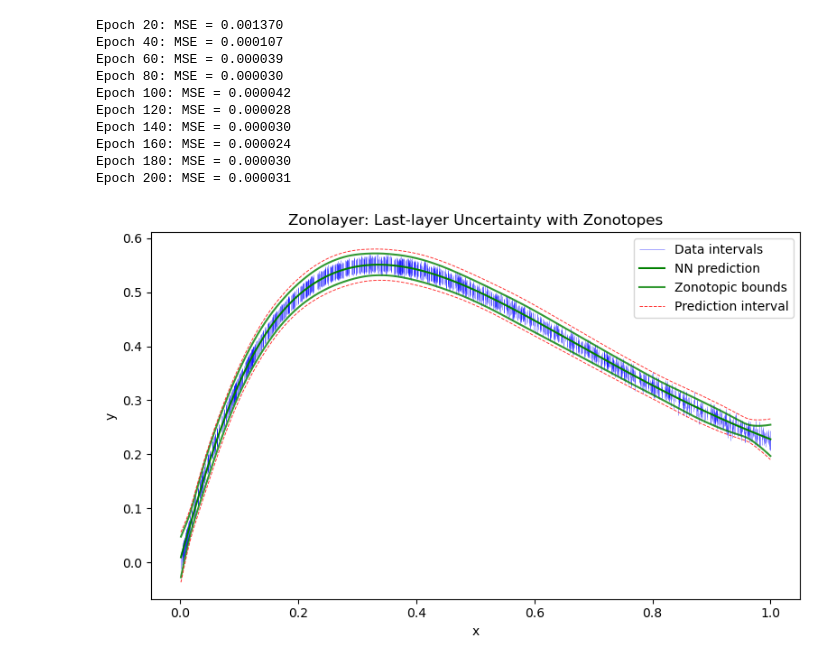
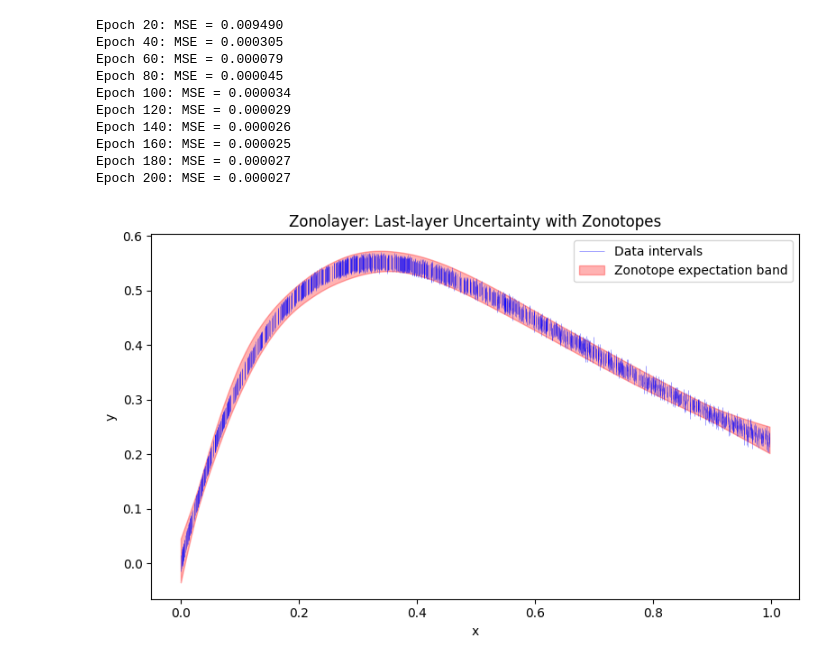
Before and after one commit to MattCodes03/zonolayer, a Jupyter notebook: examples/Neural_Network_with_Tanh.ipynb, the cells around one changed output. Saved outputs shown, nothing was run; the diff lists cells and outputs as text; code cells hidden in the pictures.

```diff
--- a/examples/Neural_Network_with_Tanh.ipynb
+++ b/examples/Neural_Network_with_Tanh.ipynb
@@ -6,7 +6,7 @@ import matplotlib.pyplot as plt
 from zonolayer import Zonolayer
 # %%
 class CentreNet(nn.Module):
-    def __init__(self, input_dim=1, hidden_dim=64, latent_dim=20):
+    def __init__(self, input_dim=1, hidden_dim=64, latent_dim=5):
         super().__init__()
         self.feature_net = nn.Sequential(
             nn.Linear(input_dim, hidden_dim),
@@ -85,18 +85,18 @@ def train_centre(x_t, y_lb_t, y_ub_t, epochs=200, lr=1e-3, batch_size=64, print_
 
 centre_net = train_centre(x_t, y_lb_t, y_ub_t)
 # %% [output]
-Epoch 20: MSE = 0.001370
-Epoch 40: MSE = 0.000107
-Epoch 60: MSE = 0.000039
-Epoch 80: MSE = 0.000030
-Epoch 100: MSE = 0.000042
-Epoch 120: MSE = 0.000028
-Epoch 140: MSE = 0.000030
-Epoch 160: MSE = 0.000024
-Epoch 180: MSE = 0.000030
-Epoch 200: MSE = 0.000031
+Epoch 20: MSE = 0.009490
+Epoch 40: MSE = 0.000305
+Epoch 60: MSE = 0.000079
+Epoch 80: MSE = 0.000045
+Epoch 100: MSE = 0.000034
+Epoch 120: MSE = 0.000029
+Epoch 140: MSE = 0.000026
+Epoch 160: MSE = 0.000025
+Epoch 180: MSE = 0.000027
+Epoch 200: MSE = 0.000027
 # %%
-zl = Zonolayer(centre_net, lambda_reg=1e-6, alpha=0.05)
+zl = Zonolayer(centre_net, lambda_reg=1e-4, alpha=0.05)
 results = zl.predict(x_t, y_lower, y_upper, n_points=n)
 
 # Unpack results
@@ -108,37 +108,36 @@ centre_pred = results["pred_centre"]
 # %%
 x_plot = np.linspace(x_t.min(), x_t.max(), n)
 
 plt.figure(figsize=(8, 5))
 
 x_sorted, idx = torch.sort(x_t, dim=0)
 y_lb_sorted = y_lb_t[idx]
 y_ub_sorted = y_ub_t[idx]
 
 plt.vlines(x_sorted.numpy().flatten(),
            y_lb_sorted.numpy().flatten(),
            y_ub_sorted.numpy().flatten(),
            color='blue', alpha=.5, linewidth=0.5,
            label='Data intervals')
 
 # Plot NN prediction
-plt.plot(x_plot.numpy(), centre_pred, color='green',
-         lw=1.5, label='NN prediction', zorder=5)
+#plt.plot(x_plot.numpy(), centre_pred, color='green', lw=1.5, label='NN prediction', zorder=5)
 
-plt.plot(x_plot.numpy(), y_lower_pred, 'g', lw=1.5,
-         label='Zonotopic bounds', alpha=0.8)
-plt.plot(x_plot.numpy(), y_upper_pred, 'g', lw=1.5,
-         label='__nolegend__', alpha=0.8)
+#plt.plot(x_plot.numpy(), y_lower_pred, 'g', lw=1.5, label='Zonotopic bounds', alpha=0.8)
+#plt.plot(x_plot.numpy(), y_upper_pred, 'g', lw=1.5, label='__nolegend__', alpha=0.8)
 
-plt.plot(x_plot.numpy(), pi_lower, 'r--', lw=0.7,
-         label='Prediction interval', alpha=0.8)
-plt.plot(x_plot.numpy(), pi_upper, 'r--', lw=0.7,
-         label='__nolegend__', alpha=0.8)
+plt.fill_between(x_plot.numpy(), y_lower_pred, y_upper_pred, color='red', alpha=0.3, label='Zonotope expectation band')
+
+# plt.plot(x_plot.numpy(), pi_lower, 'r--', lw=0.7,
+#          label='Prediction interval', alpha=0.8)
+# plt.plot(x_plot.numpy(), pi_upper, 'r--', lw=0.7,
+#          label='__nolegend__', alpha=0.8)
 
 plt.legend()
 plt.title("Zonolayer: Last-layer Uncertainty with Zonotopes")
 plt.xlabel("x")
 plt.ylabel("y")
 plt.tight_layout()
 plt.show()
 # %% [output]
-[figure, old version]
+[figure, new version]
```
Also changed, not shown: 1 other file.
